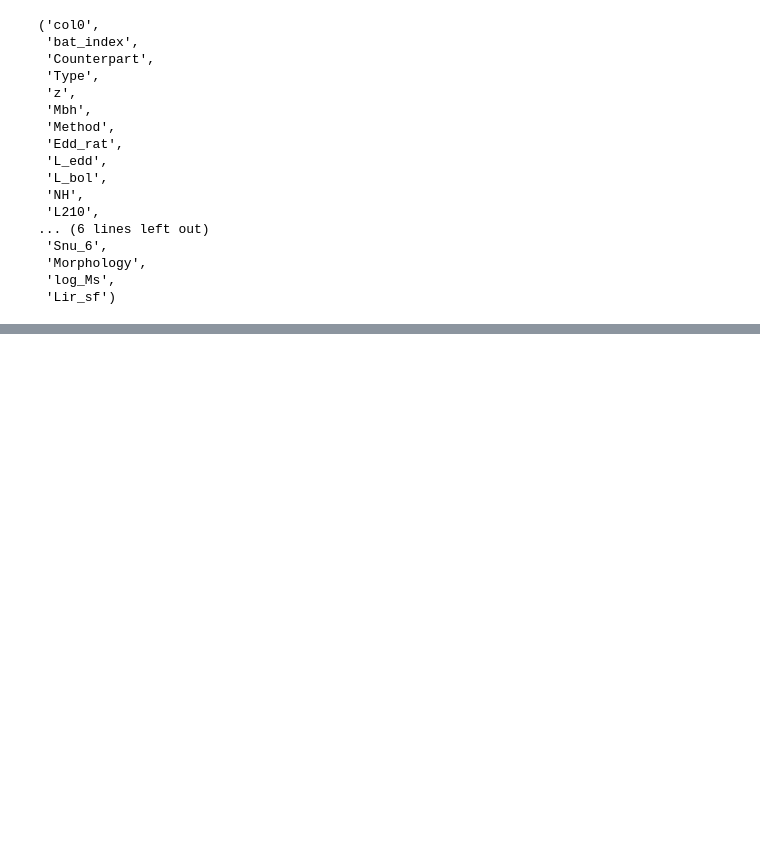
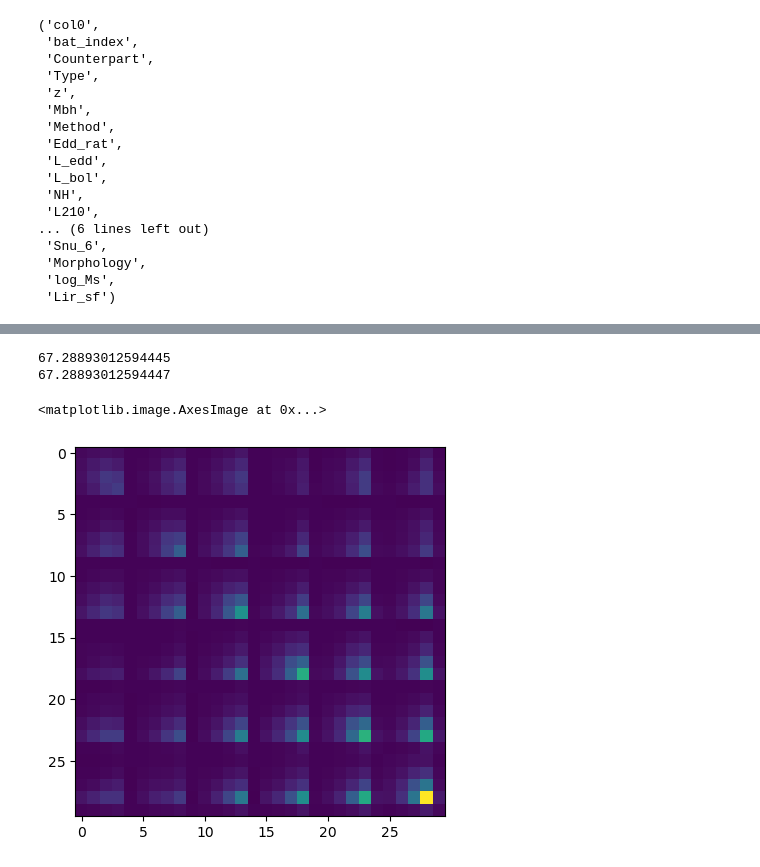
Before and after one commit to mcp74/AGNclustering, a Jupyter notebook: KNN_example.ipynb, the cells around one changed output, grey strips where cells are left out. Cells and saved outputs as stored; diff of their text form; code cells hidden in the pictures; blank space fills up the shorter version.

```diff
--- a/KNN_example.ipynb
+++ b/KNN_example.ipynb
@@ -249,0 +279,20 @@ plt.legend()
+# %%
+
+difference = n1highmod.flatten()-n1lowmod.flatten()
+invcov = np.linalg.inv(covhigh+covlow)
+
+
+count=0
+for i in range(len(covhigh)):
+    for j in range(len(covhigh)):
+        count+=difference[i]*invcov[i,j]*difference[j]
+
+print(count)
+print(np.sum(np.dot(difference,np.dot(invcov,difference))))
+
+plt.imshow(covhigh+covlow)
+# %% [output]
+67.28893012594445
+67.28893012594447
+<matplotlib.image.AxesImage at 0x...>
+[figure, added]
```
Also changed, not shown: parts of 23 cells of this notebook, 9 other files.
